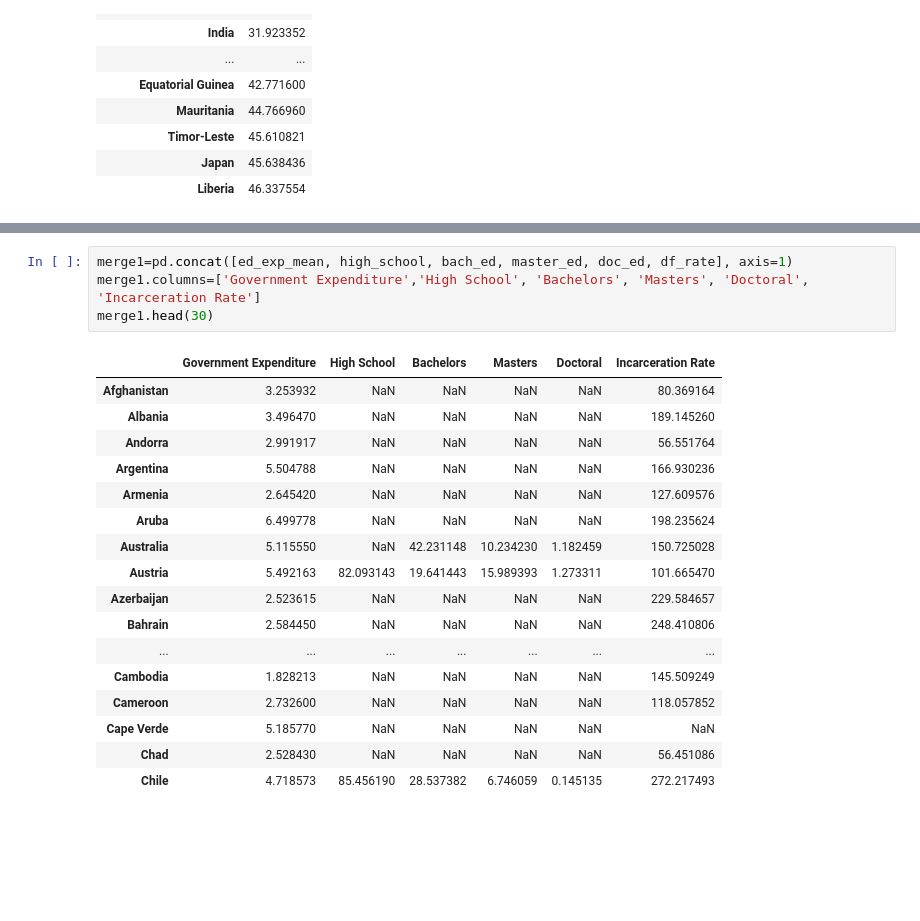
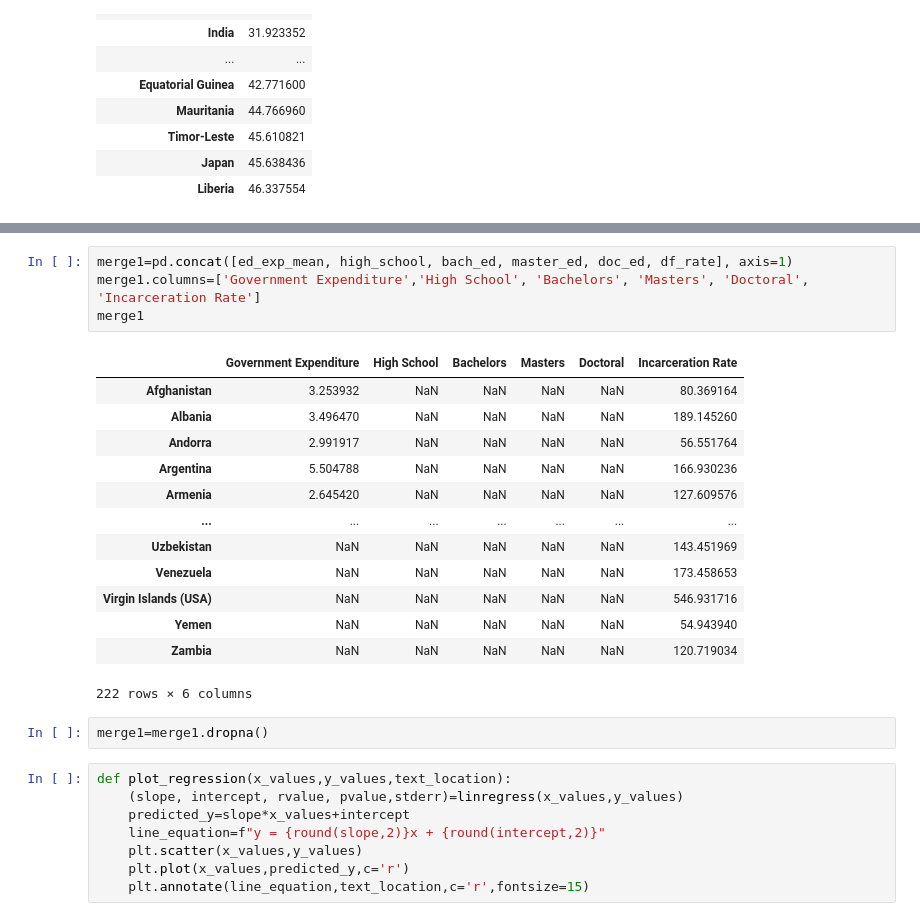
Before and after one commit to pamhinostroza/Project_1, a Jupyter notebook: Project_Main.ipynb, the cells around one changed output, grey strips where cells are left out. Saved outputs shown, nothing was run; the diff lists cells and outputs as text; blank space fills up the shorter version.

```diff
--- a/Project_Main.ipynb
+++ b/Project_Main.ipynb
@@ -478,23 +479,29 @@ plt.savefig("Output/bottom_20_inc.png")
 # %%
 merge1=pd.concat([ed_exp_mean, high_school, bach_ed, master_ed, doc_ed, df_rate], axis=1)
 merge1.columns=['Government Expenditure','High School', 'Bachelors', 'Masters', 'Doctoral', 'Incarceration Rate']
-merge1.head(30)
+merge1
 # %% [output]
 |  | Government Expenditure | High School | Bachelors | Masters | Doctoral | Incarceration Rate |
 | Afghanistan | 3.253932 | NaN | NaN | NaN | NaN | 80.369164 |
 | Albania | 3.496470 | NaN | NaN | NaN | NaN | 189.145260 |
 | Andorra | 2.991917 | NaN | NaN | NaN | NaN | 56.551764 |
 | Argentina | 5.504788 | NaN | NaN | NaN | NaN | 166.930236 |
 | Armenia | 2.645420 | NaN | NaN | NaN | NaN | 127.609576 |
-| Aruba | 6.499778 | NaN | NaN | NaN | NaN | 198.235624 |
-| Australia | 5.115550 | NaN | 42.231148 | 10.234230 | 1.182459 | 150.725028 |
-| Austria | 5.492163 | 82.093143 | 19.641443 | 15.989393 | 1.273311 | 101.665470 |
-| Azerbaijan | 2.523615 | NaN | NaN | NaN | NaN | 229.584657 |
-| Bahrain | 2.584450 | NaN | NaN | NaN | NaN | 248.410806 |
 | ... | ... | ... | ... | ... | ... | ... |
-| Cambodia | 1.828213 | NaN | NaN | NaN | NaN | 145.509249 |
-| Cameroon | 2.732600 | NaN | NaN | NaN | NaN | 118.057852 |
-| Cape Verde | 5.185770 | NaN | NaN | NaN | NaN | NaN |
-| Chad | 2.528430 | NaN | NaN | NaN | NaN | 56.451086 |
-| Chile | 4.718573 | 85.456190 | 28.537382 | 6.746059 | 0.145135 | 272.217493 |
+| Uzbekistan | NaN | NaN | NaN | NaN | NaN | 143.451969 |
+| Venezuela | NaN | NaN | NaN | NaN | NaN | 173.458653 |
+| Virgin Islands (USA) | NaN | NaN | NaN | NaN | NaN | 546.931716 |
+| Yemen | NaN | NaN | NaN | NaN | NaN | 54.943940 |
+| Zambia | NaN | NaN | NaN | NaN | NaN | 120.719034 |
+222 rows × 6 columns
+# %%
+merge1=merge1.dropna()
+# %%
+def plot_regression(x_values,y_values,text_location):
+    (slope, intercept, rvalue, pvalue,stderr)=linregress(x_values,y_values)
+    predicted_y=slope*x_values+intercept
+    line_equation=f"y = {round(slope,2)}x + {round(intercept,2)}"
+    plt.scatter(x_values,y_values)
+    plt.plot(x_values,predicted_y,c='r')
+    plt.annotate(line_equation,text_location,c='r',fontsize=15)
 # %%
```
Also changed, not shown: parts of 16 cells of this notebook, 16 other files.
